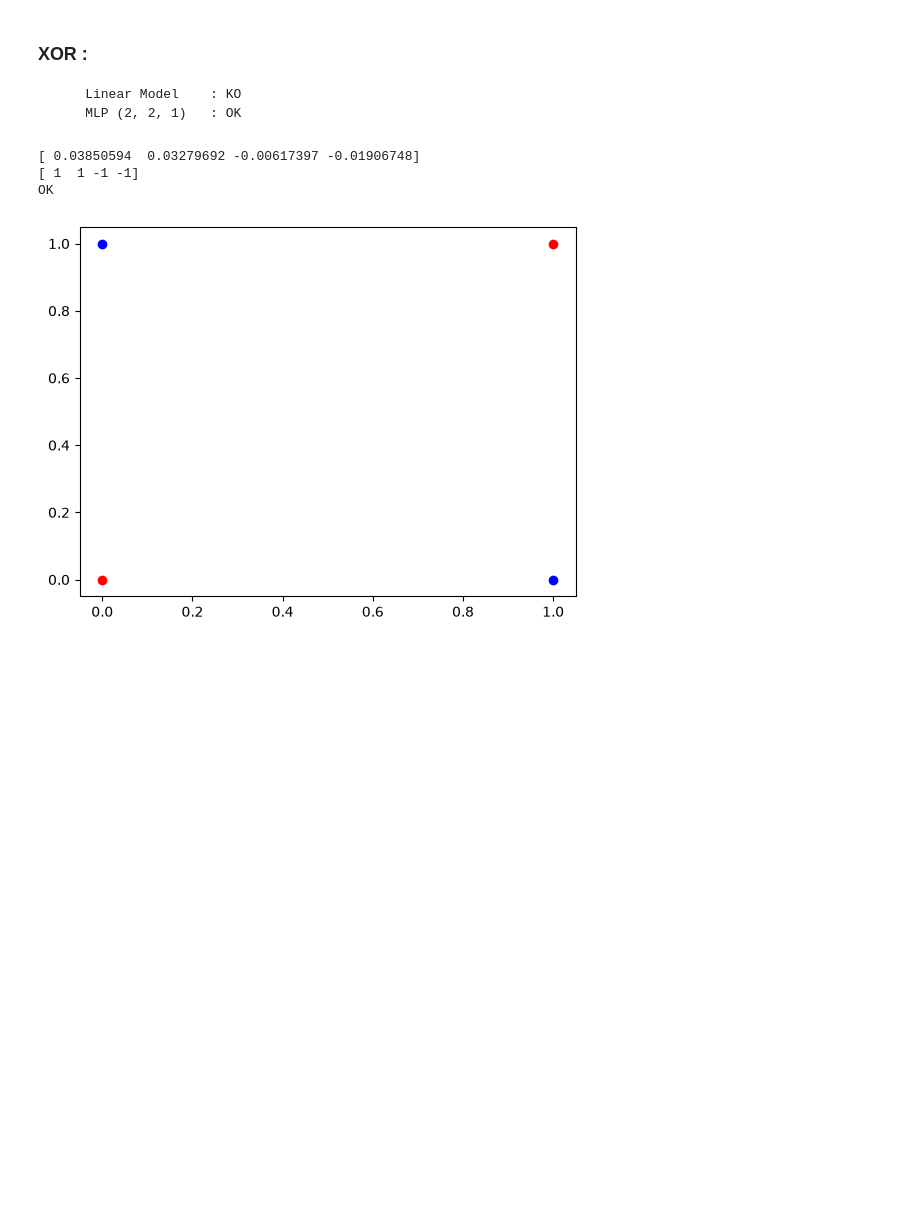
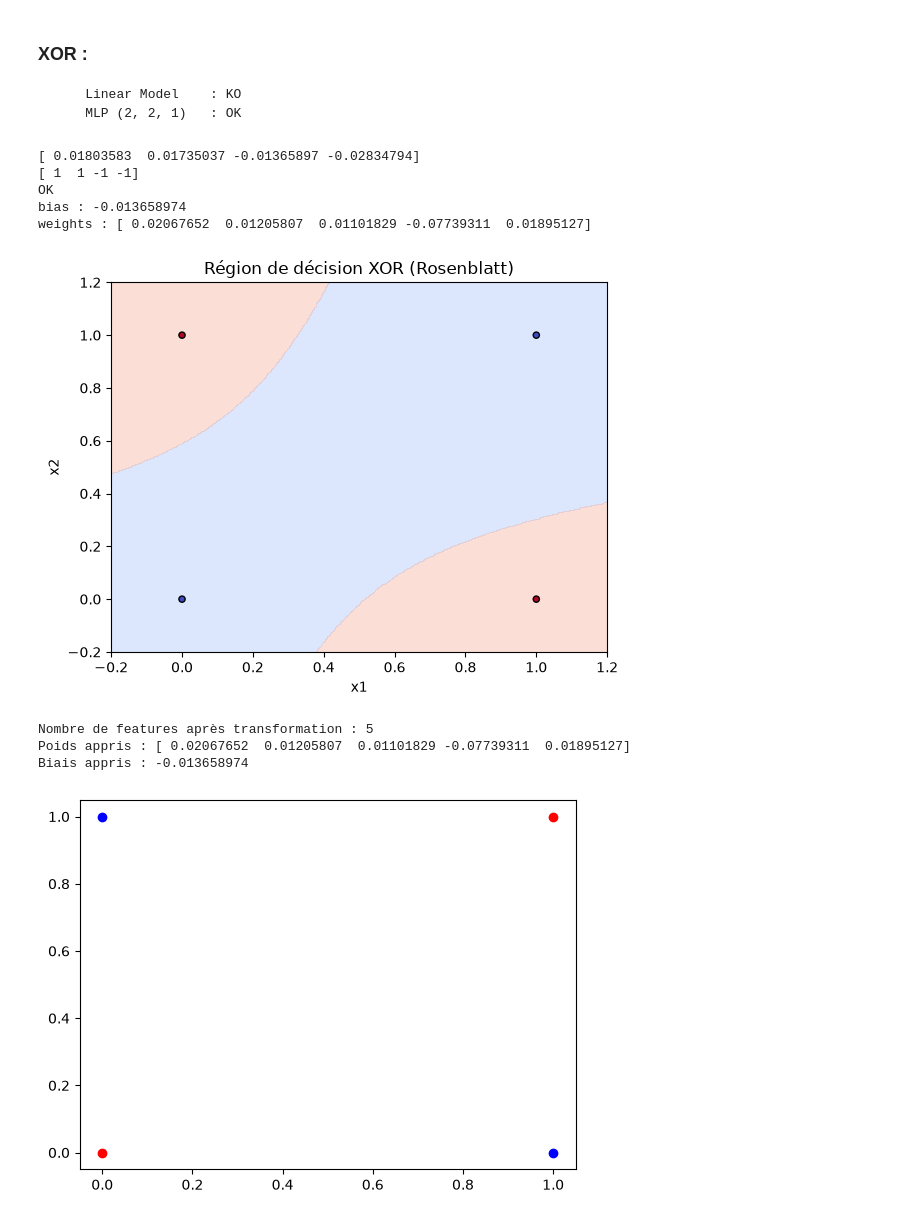
Before and after one commit to sangeric/projet_annuel_IABD, a Jupyter notebook: python_client/test_case.ipynb, the cells around one changed output. Drawn from its saved outputs; the diff is of its cells as text; code cells hidden in the pictures; blank space fills up the shorter version.

```diff
--- a/python_client/test_case.ipynb
+++ b/python_client/test_case.ipynb
@@ -217,34 +290,98 @@ lib.train_rosenblatt(
     rosenblatt,
     result.data,
     result.rows,
     result.cols,
     Y_ptr,
     Y.shape[0],
     500
 )
 
 pred = lib.predict_rosenblatt(
     rosenblatt,
     result.data,
     result.rows,
     result.cols
 )
 
 pred_result = np.frombuffer(
     ffi.buffer(pred, result.rows * ffi.sizeof("float")),
     dtype = np.float32
 )
 print(pred_result)
 pred_result = np.where(pred_result > 0, 1, -1)
 print(pred_result)
 if np.array_equal(pred_result, Y):
     print("OK")
 else:
     print("KO")
+
+
+n_features = result.cols
+weights_ptr = lib.get_weights_rosenblatt(rosenblatt)
+weights_buffer = np.frombuffer(
+    ffi.buffer(weights_ptr, (n_features + 1) * ffi.sizeof("float")),
+    dtype=np.float32
+)
+bias_weight = weights_buffer[0]
+w = weights_buffer[1:]
+print("bias :", bias_weight)
+print("weights :", w)
+
+
+x_min, x_max = X[:, 0].min() - 0.2, X[:, 0].max() + 0.2
+y_min, y_max = X[:, 1].min() - 0.2, X[:, 1].max() + 0.2
+xx, yy = np.meshgrid(
+    np.linspace(x_min, x_max, 300),
+    np.linspace(y_min, y_max, 300)
+)
+
+n_points = xx.shape[0] * xx.shape[1]
+grid_points = np.zeros((n_points, 2), dtype=np.float32)
+
+xx_flat = xx.ravel()
+yy_flat = yy.ravel()
+
+for i in range(n_points):
+    grid_points[i, 0] = xx_flat[i]
+    grid_points[i, 1] = yy_flat[i]
+
+grid_ptr = ffi.from_buffer("float[]", grid_points)
+grid_result = lib.transforming_ros(grid_ptr, grid_points.shape[0], grid_points.shape[1])
+
+grid_transformed = np.frombuffer(
+    ffi.buffer(grid_result.data, grid_result.rows * grid_result.cols * ffi.sizeof("float")),
+    dtype=np.float32
+).reshape(grid_result.rows, grid_result.cols)
+
+features_grid = []
+for i in range(n_features):
+    colonne = grid_transformed[:, i]
+    colonne_grille = colonne.reshape(xx.shape)
+    features_grid.append(colonne_grille)
+
+Z = score(features_grid, w, bias_weight)
+Z = np.where(Z > 0, 1, -1)
+
+plt.contourf(xx, yy, Z, alpha=0.3, cmap="coolwarm", levels=[-1.5, 0, 1.5])
+plt.scatter(X[:, 0], X[:, 1], c=Y, cmap="coolwarm", edgecolors="k", s=20)
+plt.xlabel("x1")
+plt.ylabel("x2")
+plt.title("Région de décision XOR (Rosenblatt)")
+plt.show()
+
+print("Nombre de features après transformation :", result.cols)
+print("Poids appris :", w)
+print("Biais appris :", bias_weight)
 # %% [output]
-[ 0.03850594  0.03279692 -0.00617397 -0.01906748]
+[ 0.01803583  0.01735037 -0.01365897 -0.02834794]
 [ 1  1 -1 -1]
 OK
+bias : -0.013658974
+weights : [ 0.02067652  0.01205807  0.01101829 -0.07739311  0.01895127]
+[figure, added]
+Nombre de features après transformation : 5
+Poids appris : [ 0.02067652  0.01205807  0.01101829 -0.07739311  0.01895127]
+Biais appris : -0.013658974
 # %%
 plt.scatter(X[0:2, 0], X[0:2, 1], color='blue')
 plt.scatter(X[2:4,0], X[2:4,1], color='red')
```
Also changed, not shown: parts of 19 cells of this notebook, 7 other files.
